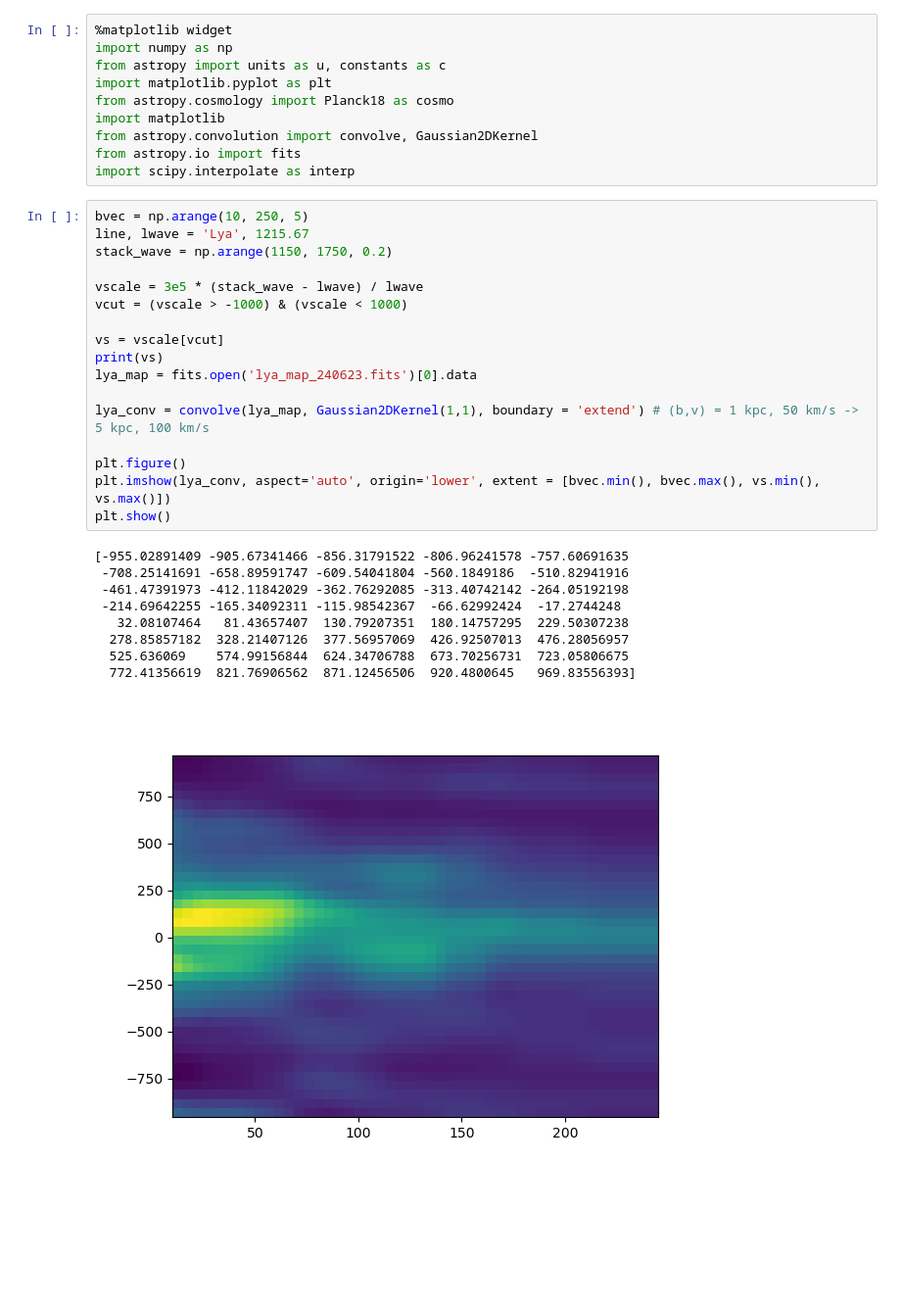
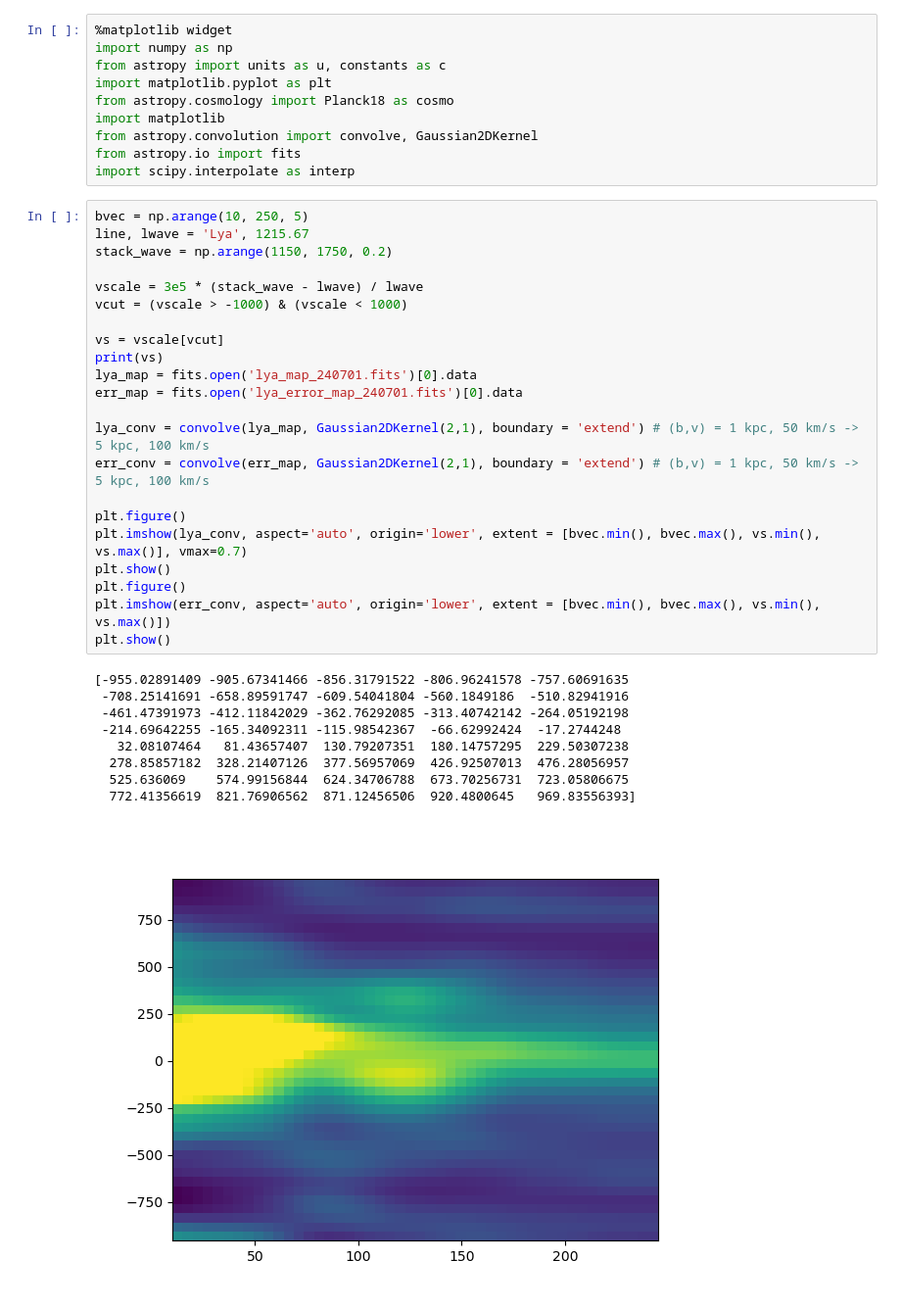
Before and after one commit to prusinski/galpair_model, a Jupyter notebook: lya_map_convolve.ipynb, the cells around one changed output. Shown: that part at 98% size. Saved outputs shown, nothing was run; the diff lists cells and outputs as text; blank space fills up the shorter version.

```diff
--- a/lya_map_convolve.ipynb
+++ b/lya_map_convolve.ipynb
@@ -11,27 +11,32 @@ import scipy.interpolate as interp
 # %%
 bvec = np.arange(10, 250, 5)
 line, lwave = 'Lya', 1215.67
 stack_wave = np.arange(1150, 1750, 0.2)
 
 vscale = 3e5 * (stack_wave - lwave) / lwave
 vcut = (vscale > -1000) & (vscale < 1000)
 
 vs = vscale[vcut]
 print(vs)
-lya_map = fits.open('lya_map_240623.fits')[0].data
+lya_map = fits.open('lya_map_240701.fits')[0].data
+err_map = fits.open('lya_error_map_240701.fits')[0].data
 
-lya_conv = convolve(lya_map, Gaussian2DKernel(1,1), boundary = 'extend') # (b,v) = 1 kpc, 50 km/s -> 5 kpc, 100 km/s
+lya_conv = convolve(lya_map, Gaussian2DKernel(2,1), boundary = 'extend') # (b,v) = 1 kpc, 50 km/s -> 5 kpc, 100 km/s
+err_conv = convolve(err_map, Gaussian2DKernel(2,1), boundary = 'extend') # (b,v) = 1 kpc, 50 km/s -> 5 kpc, 100 km/s
 
 plt.figure()
-plt.imshow(lya_conv, aspect='auto', origin='lower', extent = [bvec.min(), bvec.max(), vs.min(), vs.max()])
+plt.imshow(lya_conv, aspect='auto', origin='lower', extent = [bvec.min(), bvec.max(), vs.min(), vs.max()], vmax=0.7)
 plt.show()
+plt.figure()
+plt.imshow(err_conv, aspect='auto', origin='lower', extent = [bvec.min(), bvec.max(), vs.min(), vs.max()])
+plt.show()
 # %% [output]
 [-955.02891409 -905.67341466 -856.31791522 -806.96241578 -757.60691635
  -708.25141691 -658.89591747 -609.54041804 -560.1849186  -510.82941916
  -461.47391973 -412.11842029 -362.76292085 -313.40742142 -264.05192198
  -214.69642255 -165.34092311 -115.98542367  -66.62992424  -17.2744248
    32.08107464   81.43657407  130.79207351  180.14757295  229.50307238
   278.85857182  328.21407126  377.56957069  426.92507013  476.28056957
   525.636069    574.99156844  624.34706788  673.70256731  723.05806675
   772.41356619  821.76906562  871.12456506  920.4800645   969.83556393]
-[figure, old version]
+[figure, new version]
```
Also changed, not shown: parts of 2 cells of this notebook, 2 other files.
